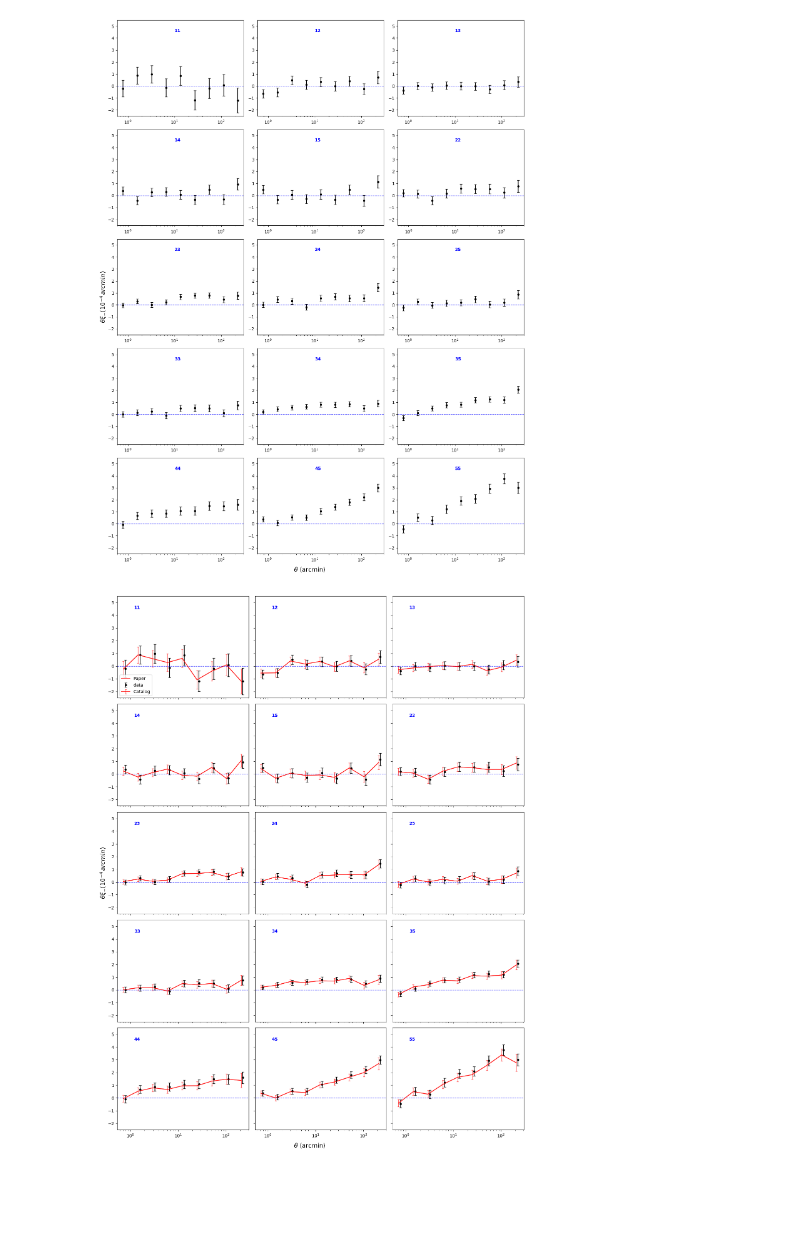
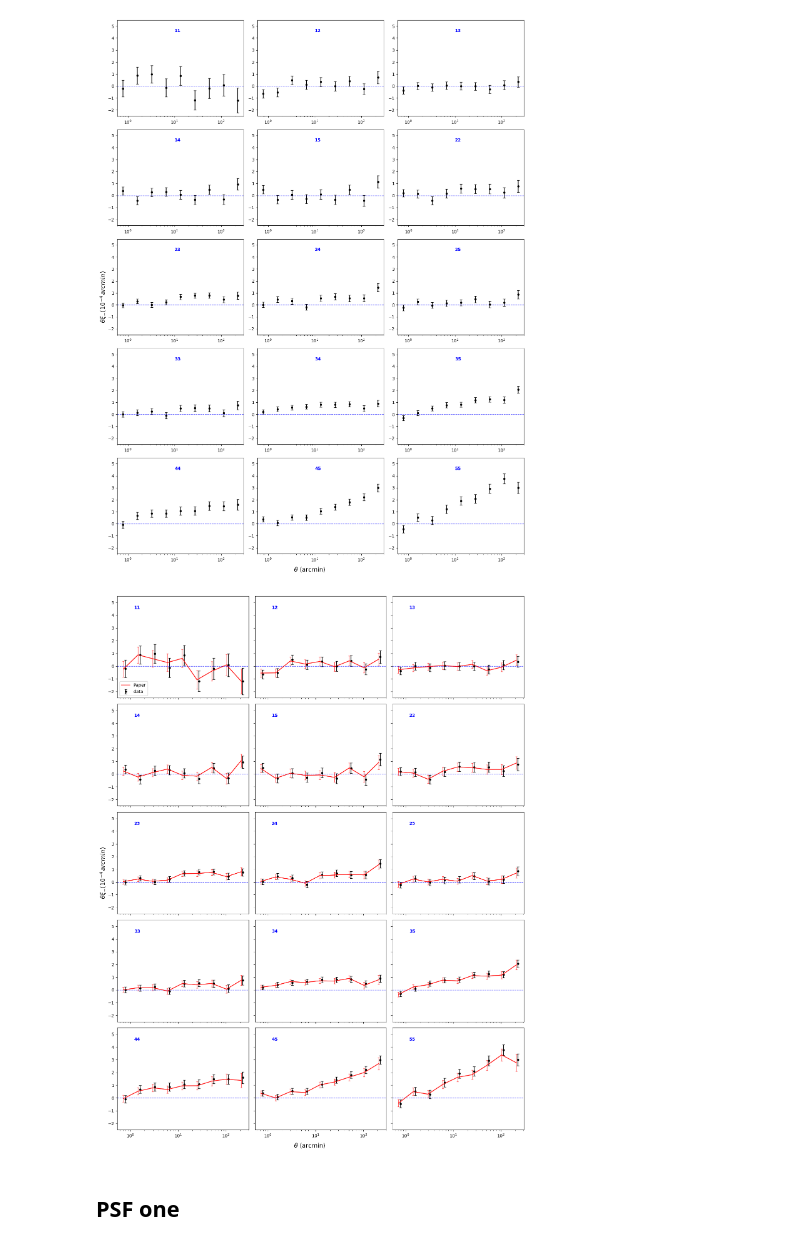
Before and after one commit to arunkannawadi/icts2026, a Jupyter notebook: ChandanWatts/day_4_and_5.ipynb, the cells around one changed output. Saved outputs shown, nothing was run; the diff lists cells and outputs as text; code cells hidden in the pictures; blank space fills up the shorter version.

```diff
--- a/ChandanWatts/day_4_and_5.ipynb
+++ b/ChandanWatts/day_4_and_5.ipynb
@@ -541,7 +518,7 @@ for idx in range(15):
         ax.plot(cat_theta, cat_y, '-', color='red', alpha=0.7, label='Paper')
         # ax.scatter(cat_theta, cat_y, color='red', s=15, alpha=0.7)
         ax.errorbar(x=cat_theta, y=cat_y, yerr=cat_y_err, fmt='-', color='red',
-                    ecolor='red', elinewidth=1, capsize=2, alpha=0.7, label='Catalog')
+                    ecolor='red', elinewidth=1, capsize=2, alpha=0.7)
 
     ax.axhline(0, color='blue', linestyle='--', linewidth=1, alpha=0.7)
 
@@ -627,32 +604,34 @@ for idx in range(15):
 
         cat_y = cat_theta * cat_value * 10**4
 
         start_slice = idx * 9
         end_slice = (idx + 1) * 9
         cat_raw_err = err_xim_cat[start_slice:end_slice]
 
         cat_y_err = cat_theta * cat_raw_err * 10**4
 
         ax.plot(cat_theta, cat_y, '-', color='red', alpha=0.7, label='Paper')
         # ax.scatter(cat_theta, cat_y, color='red', s=15, alpha=0.7)
         ax.errorbar(x=cat_theta, y=cat_y, yerr=cat_y_err, fmt='-', color='red',
-                    ecolor='red', elinewidth=1, capsize=2, alpha=0.7, label='Catalog')
+                    ecolor='red', elinewidth=1, capsize=2, alpha=0.7)
 
     ax.axhline(0, color='blue', linestyle='--', linewidth=1, alpha=0.7)
 
     ax.text(1.2, 4.5, f'{labels[idx]}', color='blue', fontweight='bold', fontsize=10)
 
     ax.set_ylim(-2.5, 5.5)
     ax.set_xscale('log')
 
     if idx == 0:
         ax.legend(loc='lower left', fontsize=10)
 
 fig.supxlabel(r'$\theta$ (arcmin)', fontsize=14)
 fig.supylabel(r'$\theta \xi_{-} ( 10^{-4} \,arcmin)$', fontsize=14)
 
 plt.tight_layout()
 plt.savefig("xim1_comp.png")
 plt.show()
 # %% [output]
-[figure, old version]
+[figure, new version]
+# %% [markdown]
+## PSF one
```
Also changed, not shown: parts of 32 cells of this notebook.
